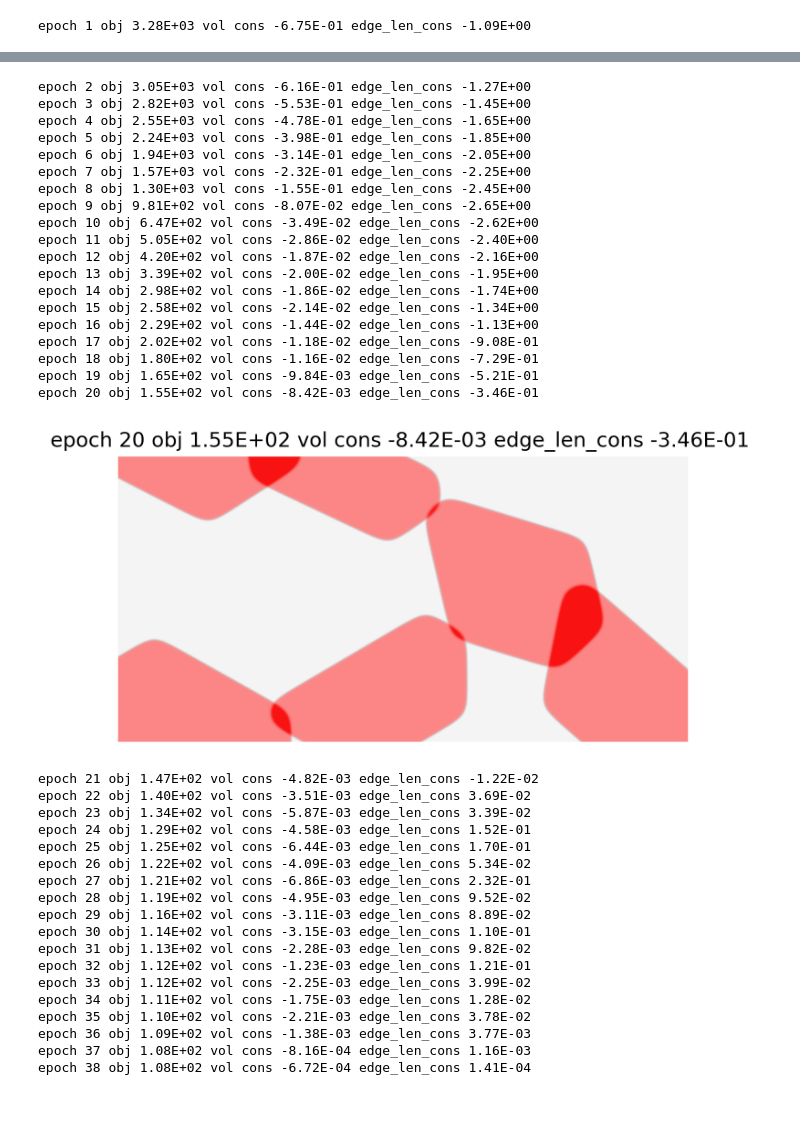
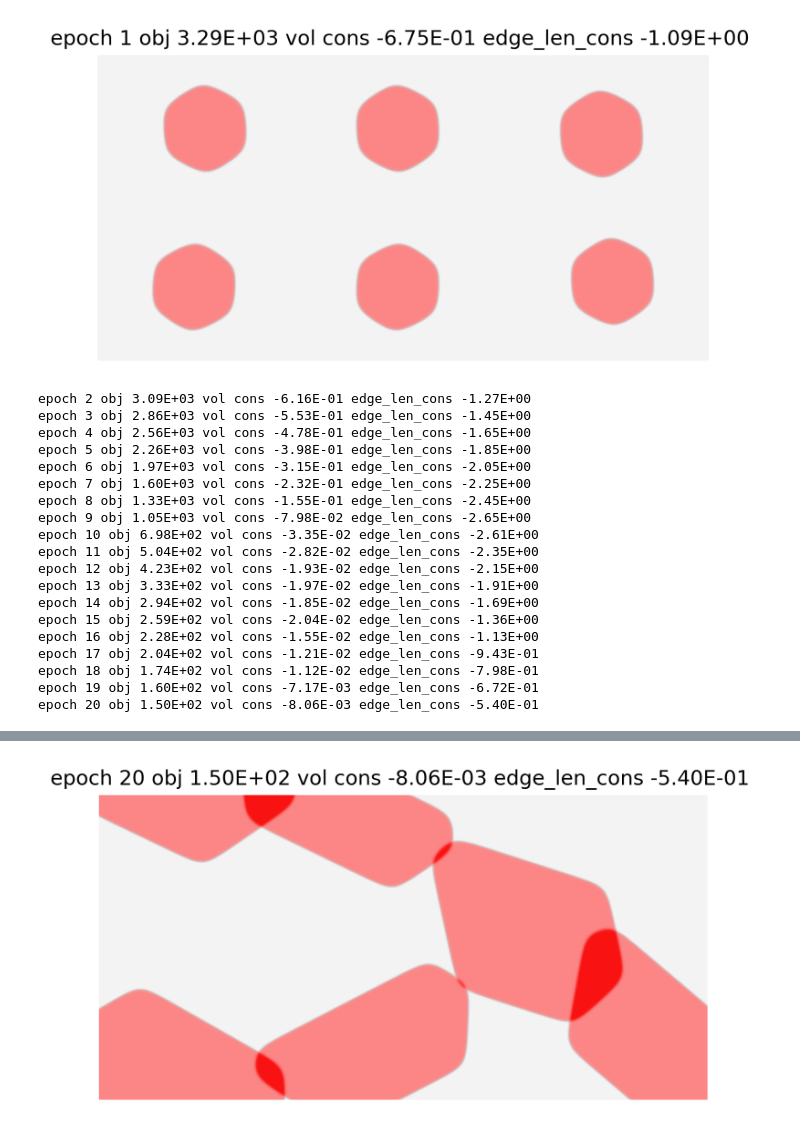
Before and after one commit to aadityacs/PolyTO, a Jupyter notebook: poly_optimization.ipynb, the cells around one changed output, grey strips where cells are left out. Drawn from its saved outputs; the diff is of its cells as text; code cells hidden in the pictures.

```diff
--- a/poly_optimization.ipynb
+++ b/poly_optimization.ipynb
@@ -161,8 +163,10 @@ class Optimizer:
       objective, grad_obj = self.objective_fn(mma_state.x)
       constr, grad_cons = self.constraint_fn(mma_state.x, max_vol_frac,
                                              allowed_min_edge_length)
+      mma_state.x = np.array(mma_state.x)
       mma_state = mma.update_mma(
-        mma_state, mma_params, objective, grad_obj, constr, grad_cons
+        mma_state, mma_params, np.array(objective),
+        np.array(grad_obj), np.array(constr), np.array(grad_cons)
       )
 
       status = (f'epoch {mma_state.epoch:d} obj {objective:.2E} '
@@ -180,7 +184,7 @@ optim = Optimizer(lossfn, mesh, poly_extents)
 
 mma_state, history = optim.optimize(init_geom, max_vol_frac=0.5,
                                     allowed_min_edge_length = 2.,
-                                    max_iter=201,
+                                    max_iter=20,
                                     plot_interval=20)
 plt.show(block=True)
 # %% [output]
@@ -188 +192,20 @@ WARNING:absl:No GPU/TPU found, falling back to CPU. (Set TF_CPP_MIN_LOG_LEVEL=0
+[figure, new version]
-epoch 1 obj 3.28E+03 vol cons -6.75E-01 edge_len_cons -1.09E+00
+epoch 2 obj 3.09E+03 vol cons -6.16E-01 edge_len_cons -1.27E+00
+epoch 3 obj 2.86E+03 vol cons -5.53E-01 edge_len_cons -1.45E+00
+epoch 4 obj 2.56E+03 vol cons -4.78E-01 edge_len_cons -1.65E+00
+epoch 5 obj 2.26E+03 vol cons -3.98E-01 edge_len_cons -1.85E+00
+epoch 6 obj 1.97E+03 vol cons -3.15E-01 edge_len_cons -2.05E+00
+epoch 7 obj 1.60E+03 vol cons -2.32E-01 edge_len_cons -2.25E+00
+epoch 8 obj 1.33E+03 vol cons -1.55E-01 edge_len_cons -2.45E+00
+epoch 9 obj 1.05E+03 vol cons -7.98E-02 edge_len_cons -2.65E+00
+epoch 10 obj 6.98E+02 vol cons -3.35E-02 edge_len_cons -2.61E+00
+epoch 11 obj 5.04E+02 vol cons -2.82E-02 edge_len_cons -2.35E+00
+epoch 12 obj 4.23E+02 vol cons -1.93E-02 edge_len_cons -2.15E+00
+epoch 13 obj 3.33E+02 vol cons -1.97E-02 edge_len_cons -1.91E+00
+epoch 14 obj 2.94E+02 vol cons -1.85E-02 edge_len_cons -1.69E+00
+epoch 15 obj 2.59E+02 vol cons -2.04E-02 edge_len_cons -1.36E+00
+epoch 16 obj 2.28E+02 vol cons -1.55E-02 edge_len_cons -1.13E+00
+epoch 17 obj 2.04E+02 vol cons -1.21E-02 edge_len_cons -9.43E-01
+epoch 18 obj 1.74E+02 vol cons -1.12E-02 edge_len_cons -7.98E-01
+epoch 19 obj 1.60E+02 vol cons -7.17E-03 edge_len_cons -6.72E-01
+epoch 20 obj 1.50E+02 vol cons -8.06E-03 edge_len_cons -5.40E-01
@@ -190,41 +212,4 @@ epoch 1 obj 3.28E+03 vol cons -6.75E-01 edge_len_cons -1.09E+00
-epoch 2 obj 3.05E+03 vol cons -6.16E-01 edge_len_cons -1.27E+00
-epoch 3 obj 2.82E+03 vol cons -5.53E-01 edge_len_cons -1.45E+00
-epoch 4 obj 2.55E+03 vol cons -4.78E-01 edge_len_cons -1.65E+00
-epoch 5 obj 2.24E+03 vol cons -3.98E-01 edge_len_cons -1.85E+00
-epoch 6 obj 1.94E+03 vol cons -3.14E-01 edge_len_cons -2.05E+00
-epoch 7 obj 1.57E+03 vol cons -2.32E-01 edge_len_cons -2.25E+00
-epoch 8 obj 1.30E+03 vol cons -1.55E-01 edge_len_cons -2.45E+00
-epoch 9 obj 9.81E+02 vol cons -8.07E-02 edge_len_cons -2.65E+00
-epoch 10 obj 6.47E+02 vol cons -3.49E-02 edge_len_cons -2.62E+00
-epoch 11 obj 5.05E+02 vol cons -2.86E-02 edge_len_cons -2.40E+00
-epoch 12 obj 4.20E+02 vol cons -1.87E-02 edge_len_cons -2.16E+00
-epoch 13 obj 3.39E+02 vol cons -2.00E-02 edge_len_cons -1.95E+00
-epoch 14 obj 2.98E+02 vol cons -1.86E-02 edge_len_cons -1.74E+00
-epoch 15 obj 2.58E+02 vol cons -2.14E-02 edge_len_cons -1.34E+00
-epoch 16 obj 2.29E+02 vol cons -1.44E-02 edge_len_cons -1.13E+00
-epoch 17 obj 2.02E+02 vol cons -1.18E-02 edge_len_cons -9.08E-01
-epoch 18 obj 1.80E+02 vol cons -1.16E-02 edge_len_cons -7.29E-01
-epoch 19 obj 1.65E+02 vol cons -9.84E-03 edge_len_cons -5.21E-01
-epoch 20 obj 1.55E+02 vol cons -8.42E-03 edge_len_cons -3.46E-01
-[figure, old version]
+[figure, new version]
-epoch 21 obj 1.47E+02 vol cons -4.82E-03 edge_len_cons -1.22E-02
-epoch 22 obj 1.40E+02 vol cons -3.51E-03 edge_len_cons 3.69E-02
-epoch 23 obj 1.34E+02 vol cons -5.87E-03 edge_len_cons 3.39E-02
-epoch 24 obj 1.29E+02 vol cons -4.58E-03 edge_len_cons 1.52E-01
-epoch 25 obj 1.25E+02 vol cons -6.44E-03 edge_len_cons 1.70E-01
-epoch 26 obj 1.22E+02 vol cons -4.09E-03 edge_len_cons 5.34E-02
-epoch 27 obj 1.21E+02 vol cons -6.86E-03 edge_len_cons 2.32E-01
-epoch 28 obj 1.19E+02 vol cons -4.95E-03 edge_len_cons 9.52E-02
-epoch 29 obj 1.16E+02 vol cons -3.11E-03 edge_len_cons 8.89E-02
-epoch 30 obj 1.14E+02 vol cons -3.15E-03 edge_len_cons 1.10E-01
-epoch 31 obj 1.13E+02 vol cons -2.28E-03 edge_len_cons 9.82E-02
-epoch 32 obj 1.12E+02 vol cons -1.23E-03 edge_len_cons 1.21E-01
-epoch 33 obj 1.12E+02 vol cons -2.25E-03 edge_len_cons 3.99E-02
-epoch 34 obj 1.11E+02 vol cons -1.75E-03 edge_len_cons 1.28E-02
-epoch 35 obj 1.10E+02 vol cons -2.21E-03 edge_len_cons 3.78E-02
-epoch 36 obj 1.09E+02 vol cons -1.38E-03 edge_len_cons 3.77E-03
-epoch 37 obj 1.08E+02 vol cons -8.16E-04 edge_len_cons 1.16E-03
-epoch 38 obj 1.08E+02 vol cons -6.72E-04 edge_len_cons 1.41E-04
 # %%
 for k in history:
   plt.figure()
```
Also changed, not shown: parts of 3 cells of this notebook.
